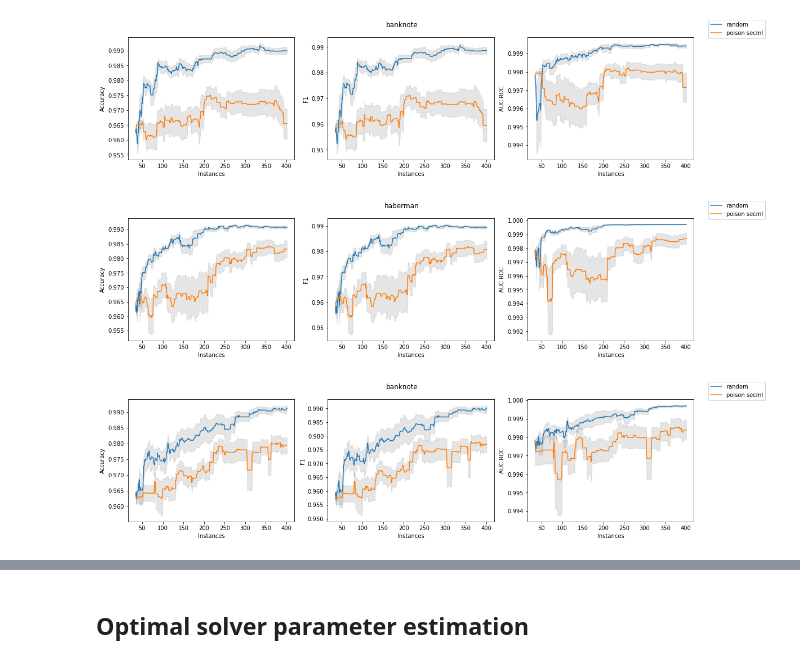
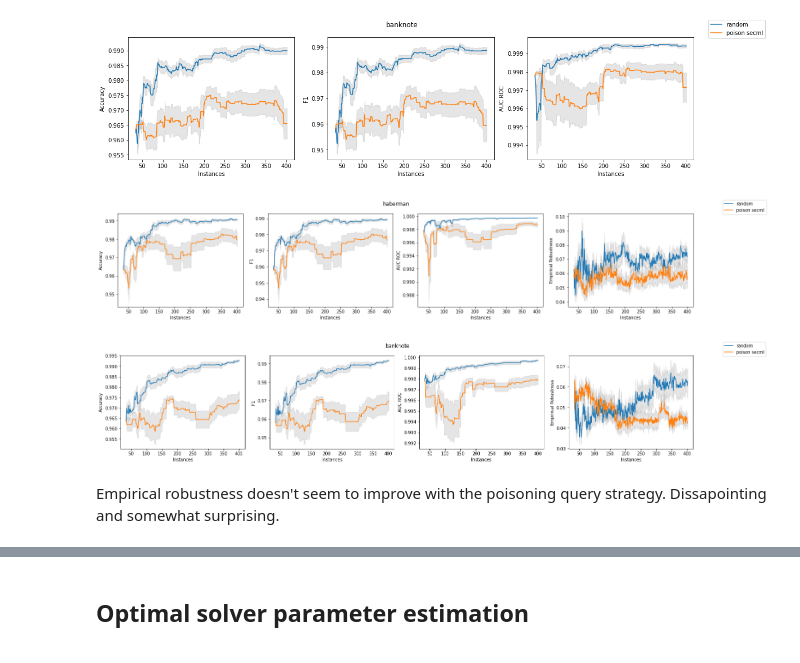
Before and after one commit to zacps/al-stopping-conditions, a Jupyter notebook: poisoning_secml.ipynb, the cells around one changed output, grey strips where cells are left out. Drawn from its saved outputs; the diff is of its cells as text; code cells hidden in the pictures.

Commit message:
update poisoning secml

```diff
--- a/poisoning_secml.ipynb
+++ b/poisoning_secml.ipynb
@@ -196,10 +207,9 @@ display(HTML("""
 """))
 
 datasets = {
-    #"synthetic": lambda: lru_cache(generateData_twoPills_2D)(dataset_size=1000),
-    #"car": lambda: lru_cache(car)(),
     "haberman": lambda: lru_cache(haberman)(),
     "banknote": lambda: lru_cache(banknote)(),
+    #"car": lambda: lru_cache(car)(),
 }
 
 for dataset_name, dataset in tqdm(datasets.items(), desc="Dataset", leave=False):
@@ -217,35 +227,37 @@ for dataset_name, dataset in tqdm(datasets.items(), desc="Dataset", leave=False)
     }
 
     query_methods = {
         "random": partial(random_synthesis, n_instances=1, bounds=[(np.amin(X[:,i]), np.amax(X[:,i])) for i in range(X.shape[1])]),
         "poison secml": partial(poison_secml, n_instances=1, lb=np.amin(X, axis=0), ub=np.amax(X, axis=0), solver_params=solver_params),
     }
 
     oracle = svm.SVC(kernel='linear')
     oracle.fit(X, y)
 
-    fig, axes = plt.subplots(1, 3, figsize=(18,4))
+    fig, axes = plt.subplots(1, 4, figsize=(22,4))
 
     for name, method in tqdm(query_methods.items(), desc=f"Method", leave=False):
         metrics = ProgressParallel(n_jobs=4, total=10, desc=f"Run", leave=False)(
             delayed(
-                lambda X_biased, X_unlabelled, y_biased, y_oracle, X_test, y_test, method: MyActiveLearner().active_learn_query_synthesis(X_biased, y_biased, lambda x: oracle.predict(x), X_test, y_test, method, stopping_func)
+                lambda X_biased, X_unlabelled, y_biased, y_oracle, X_test, y_test, method: MyActiveLearner(metrics=[accuracy_score, f1_score, roc_auc_score, empirical_robustness]).active_learn_query_synthesis(X_biased, y_biased, lambda x: oracle.predict(x), X_test, y_test, method, stopping_func, track_flips=True)
             )(X_labelled, X_unlabelled, y_labelled, y_oracle, X_test, y_test, method)
             for _ in range(10)
         )
         metrics, stderr = metrics[0].average(metrics[1:])
         metrics.to_csv(f"Experiments/experiment_synthesis_dataset_{dataset_name}_method_{name}.csv")
         stderr.to_csv(f"Experiments/experiment_synthesis_dataset_{dataset_name}_method_{name}_stderr.csv")
 
         for i, ax in enumerate(axes.flatten()):
             if len(metrics['x']) > 100:
                 ax.plot(metrics['x'], metrics.iloc[:,1+i], '-', label=f"{name}" if i == 0 else "")
                 ax.fill_between(metrics['x'], metrics.iloc[:,1+i]-stderr.iloc[:,1+i], metrics.iloc[:,1+i]+stderr.iloc[:,1+i], color='grey', alpha=0.2)
             else:
                 ax.errorbar(metrics['x'], metrics.iloc[:,1+i], yerr=stderr.iloc[:,1+i], label=f"{name}" if i == 0 else "")
-            ax.set_xlabel("Instances"); ax.set_ylabel(["Accuracy", "F1", "AUC ROC"][i]); plt.suptitle(f"{dataset_name}")
+            ax.set_xlabel("Instances"); ax.set_ylabel(["Accuracy", "F1", "AUC ROC", "Empirical Robustness"][i]); plt.suptitle(f"{dataset_name}")
 
     fig.legend()
 # %% [output]
-[figure, old version]
+[figure, new version]
-[figure, old version]
+[figure, new version]
+# %% [markdown]
+Empirical robustness doesn't seem to improve with the poisoning query strategy. Dissapointing and somewhat surprising.
```
Also changed, not shown: parts of 11 cells of this notebook.
